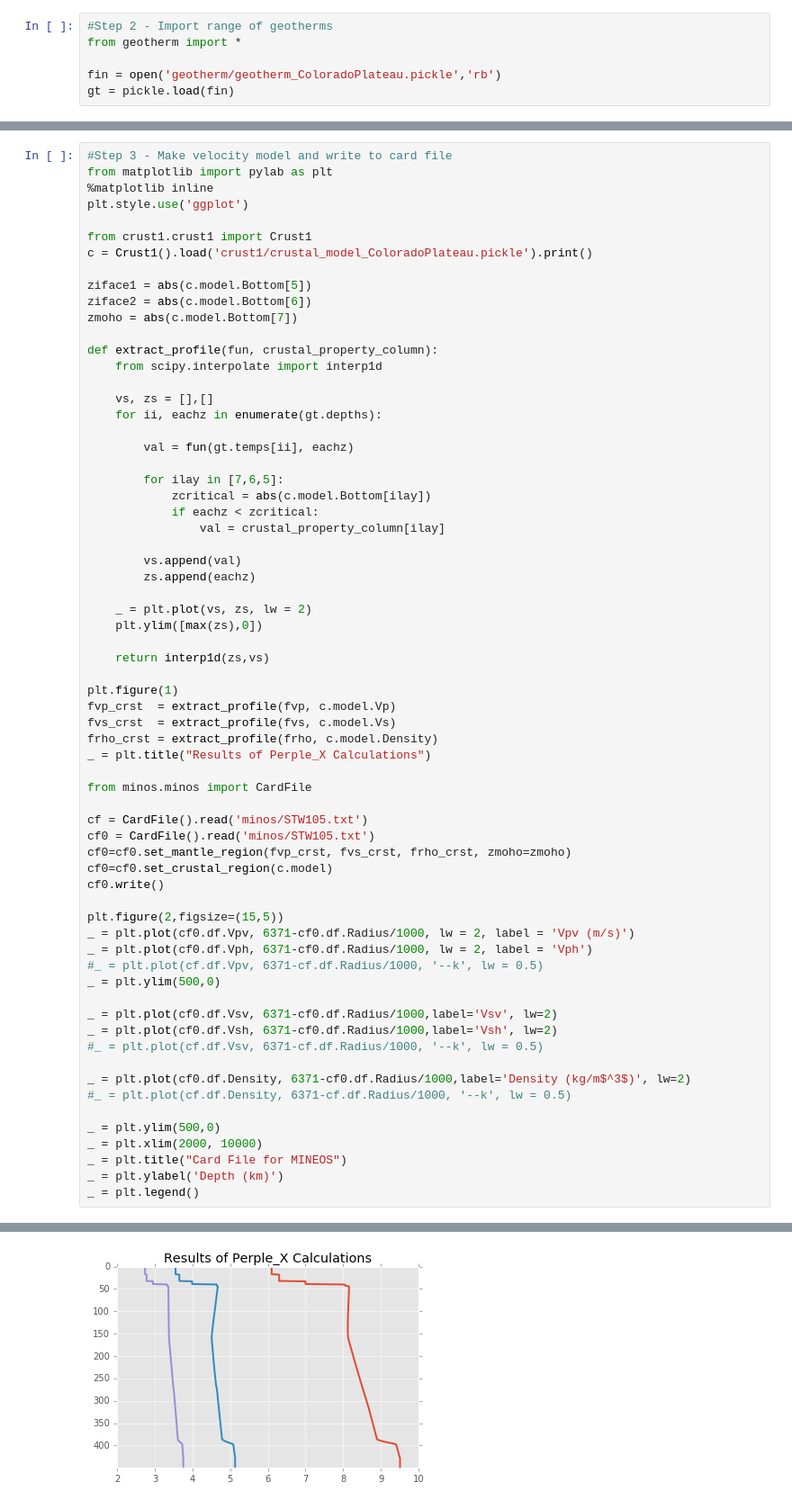
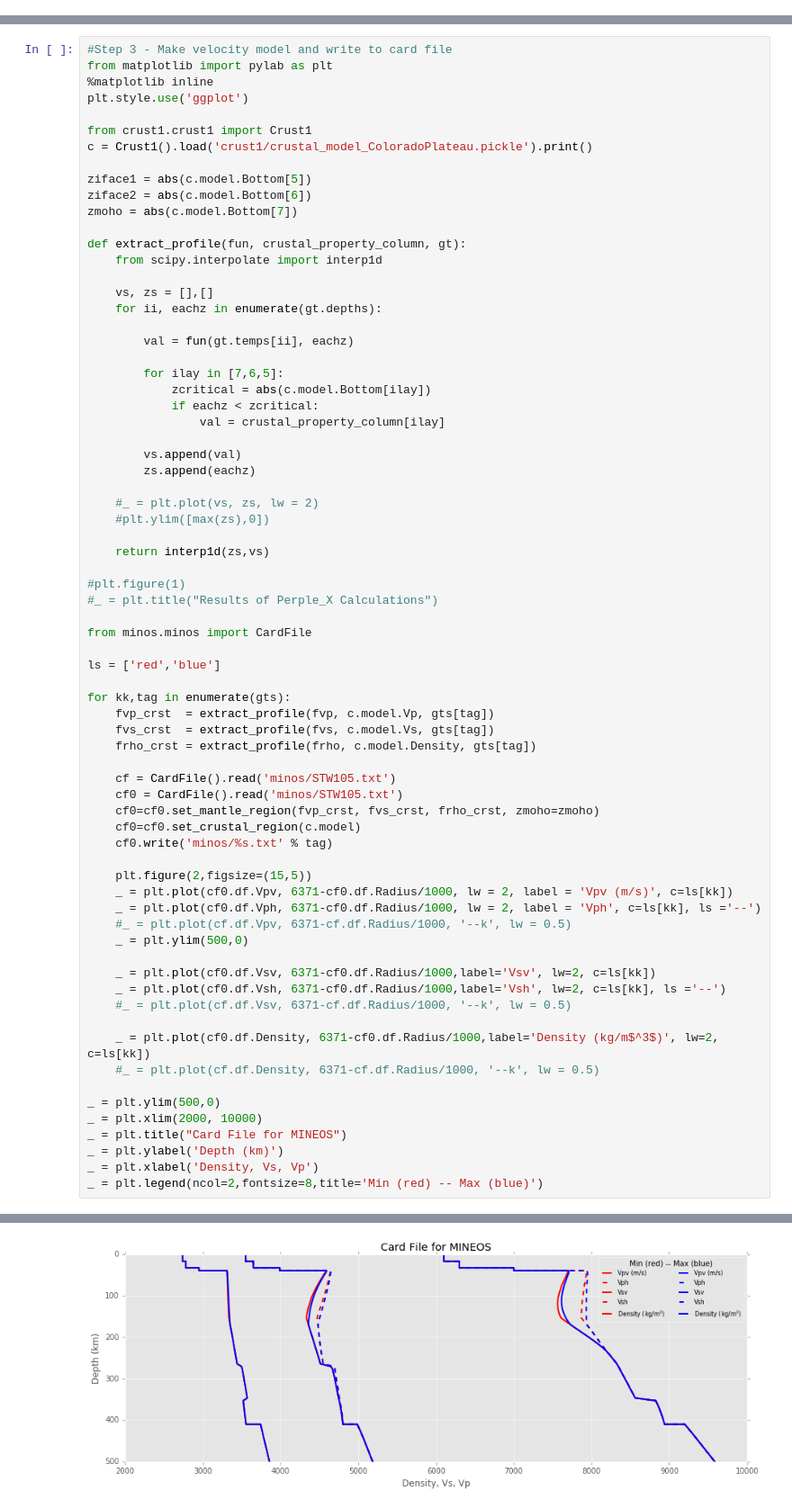
Before and after one commit to nmancinelli/ss-precursors, a Jupyter notebook: Forward_Modeling_Workflow.ipynb, the cells around one changed output, grey strips where cells are left out. Shown at 90% size. Cells and saved outputs as stored; diff of their text form.

```diff
--- a/Forward_Modeling_Workflow.ipynb
+++ b/Forward_Modeling_Workflow.ipynb
@@ -16,9 +16,3 @@ import pickle
 fin = open('perplex/funs.pickle','rb')
 [frho,fvp,fvs] = pickle.load(fin)
 fin.close()
-# %%
-#Step 2 - Import range of geotherms
-from geotherm import *
-
-fin = open('geotherm/geotherm_ColoradoPlateau.pickle','rb')
-gt = pickle.load(fin)
@@ -35,7 +53,7 @@ ziface1 = abs(c.model.Bottom[5])
 ziface2 = abs(c.model.Bottom[6])
 zmoho = abs(c.model.Bottom[7])
 
-def extract_profile(fun, crustal_property_column):
+def extract_profile(fun, crustal_property_column, gt):
     from scipy.interpolate import interp1d
 
     vs, zs = [],[]
@@ -49,54 +67,59 @@ def extract_profile(fun, crustal_property_column):
                 val = crustal_property_column[ilay]
 
         vs.append(val)
         zs.append(eachz)
 
-    _ = plt.plot(vs, zs, lw = 2)
-    plt.ylim([max(zs),0])
+    #_ = plt.plot(vs, zs, lw = 2)
+    #plt.ylim([max(zs),0])
 
     return interp1d(zs,vs)
 
-plt.figure(1)
-fvp_crst  = extract_profile(fvp, c.model.Vp)
-fvs_crst  = extract_profile(fvs, c.model.Vs)
-frho_crst = extract_profile(frho, c.model.Density)
-_ = plt.title("Results of Perple_X Calculations")
+#plt.figure(1)
+#_ = plt.title("Results of Perple_X Calculations")
 
 from minos.minos import CardFile
 
-cf = CardFile().read('minos/STW105.txt')
-cf0 = CardFile().read('minos/STW105.txt')
-cf0=cf0.set_mantle_region(fvp_crst, fvs_crst, frho_crst, zmoho=zmoho)
-cf0=cf0.set_crustal_region(c.model)
-cf0.write()
+ls = ['red','blue']
 
-plt.figure(2,figsize=(15,5))
-_ = plt.plot(cf0.df.Vpv, 6371-cf0.df.Radius/1000, lw = 2, label = 'Vpv (m/s)')
-_ = plt.plot(cf0.df.Vph, 6371-cf0.df.Radius/1000, lw = 2, label = 'Vph')
-#_ = plt.plot(cf.df.Vpv, 6371-cf.df.Radius/1000, '--k', lw = 0.5)
-_ = plt.ylim(500,0)
+for kk,tag in enumerate(gts):
+    fvp_crst  = extract_profile(fvp, c.model.Vp, gts[tag])
+    fvs_crst  = extract_profile(fvs, c.model.Vs, gts[tag])
+    frho_crst = extract_profile(frho, c.model.Density, gts[tag])
 
-_ = plt.plot(cf0.df.Vsv, 6371-cf0.df.Radius/1000,label='Vsv', lw=2)
-_ = plt.plot(cf0.df.Vsh, 6371-cf0.df.Radius/1000,label='Vsh', lw=2)
-#_ = plt.plot(cf.df.Vsv, 6371-cf.df.Radius/1000, '--k', lw = 0.5)
+    cf = CardFile().read('minos/STW105.txt')
+    cf0 = CardFile().read('minos/STW105.txt')
+    cf0=cf0.set_mantle_region(fvp_crst, fvs_crst, frho_crst, zmoho=zmoho)
+    cf0=cf0.set_crustal_region(c.model)
+    cf0.write('minos/%s.txt' % tag)
 
-_ = plt.plot(cf0.df.Density, 6371-cf0.df.Radius/1000,label='Density (kg/m$^3$)', lw=2)
-#_ = plt.plot(cf.df.Density, 6371-cf.df.Radius/1000, '--k', lw = 0.5)
+    plt.figure(2,figsize=(15,5))
+    _ = plt.plot(cf0.df.Vpv, 6371-cf0.df.Radius/1000, lw = 2, label = 'Vpv (m/s)', c=ls[kk])
+    _ = plt.plot(cf0.df.Vph, 6371-cf0.df.Radius/1000, lw = 2, label = 'Vph', c=ls[kk], ls ='--')
+    #_ = plt.plot(cf.df.Vpv, 6371-cf.df.Radius/1000, '--k', lw = 0.5)
+    _ = plt.ylim(500,0)
+
+    _ = plt.plot(cf0.df.Vsv, 6371-cf0.df.Radius/1000,label='Vsv', lw=2, c=ls[kk])
+    _ = plt.plot(cf0.df.Vsh, 6371-cf0.df.Radius/1000,label='Vsh', lw=2, c=ls[kk], ls ='--')
+    #_ = plt.plot(cf.df.Vsv, 6371-cf.df.Radius/1000, '--k', lw = 0.5)
+
+    _ = plt.plot(cf0.df.Density, 6371-cf0.df.Radius/1000,label='Density (kg/m$^3$)', lw=2, c=ls[kk])
+    #_ = plt.plot(cf.df.Density, 6371-cf.df.Radius/1000, '--k', lw = 0.5)
 
 _ = plt.ylim(500,0)
 _ = plt.xlim(2000, 10000)
 _ = plt.title("Card File for MINEOS")
 _ = plt.ylabel('Depth (km)')
-_ = plt.legend()
+_ = plt.xlabel('Density, Vs, Vp')
+_ = plt.legend(ncol=2,fontsize=8,title='Min (red) -- Max (blue)')
 # %% [output]
 Crust 1.0 at lat, lon = 36.00 -110.00
      Vp    Vs  Density  Bottom   Label
 0  1.50  0.00     1.02    1.98   Water
 1  3.81  1.94     0.92    1.98     Ice
 2  2.50  1.07     2.11    0.98   Seds1
 3  4.60  2.59     2.46    0.48   Seds2
 4  0.00  0.00     0.00    0.48   Seds3
 5  6.10  3.55     2.74  -17.17  Crust1
 6  6.30  3.65     2.78  -32.82  Crust2
 7  7.00  3.99     2.95  -39.64  Crust3
-[figure, old version]
+[figure, new version]
```
Also changed, not shown: parts of 7 cells of this notebook, 6 other files.
